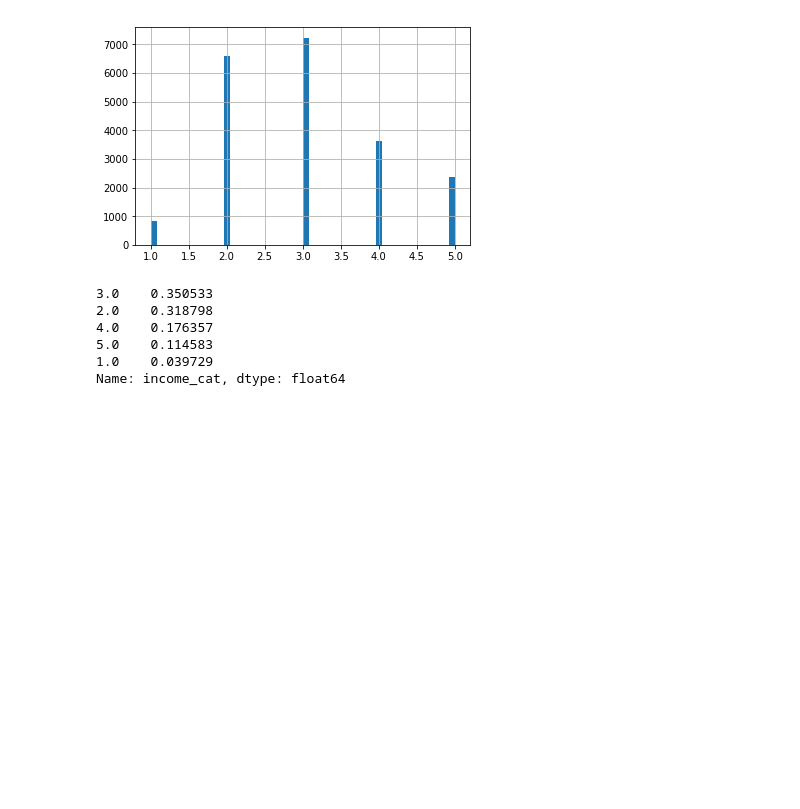
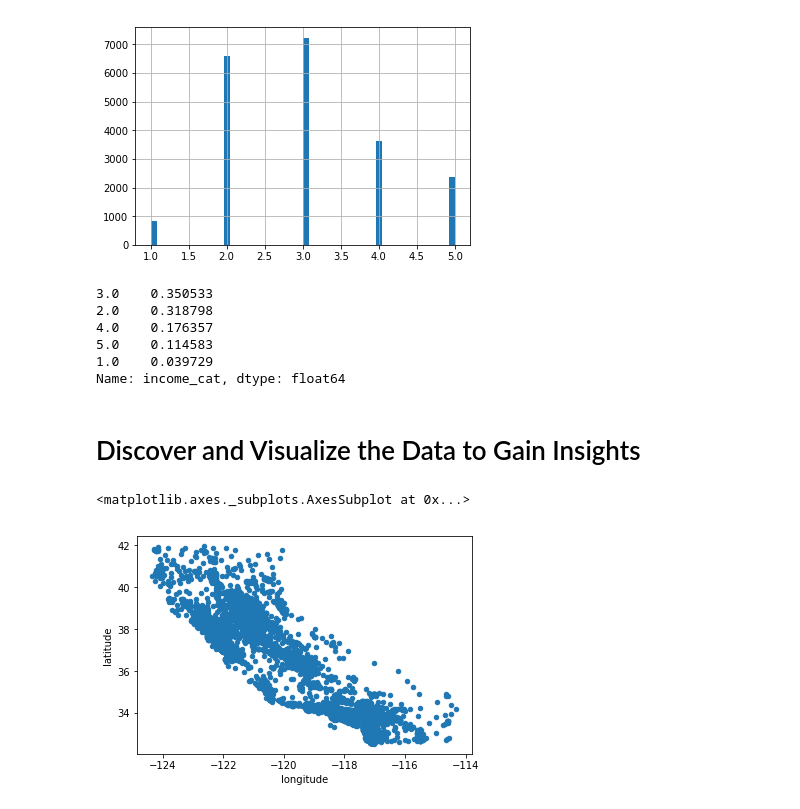
Before and after one commit to Quarint/hands-on-machine-learning, a Jupyter notebook: Housing.ipynb, the cells around one changed output. Saved outputs shown, nothing was run; the diff lists cells and outputs as text; code cells hidden in the pictures; blank space fills up the shorter version.

Commit message:
visualizing data

```diff
--- a/Housing.ipynb
+++ b/Housing.ipynb
@@ -130,3 +133,14 @@ Name: income_cat, dtype: float64
 # %%
 for set_ in (strat_train_set, strat_test_set):
     set_.drop("income_cat", axis = 1, inplace=True)
+# %% [markdown]
+# Discover and Visualize the Data to Gain Insights
+# %%
+# Copying the data set so we can play with it
+housing = strat_train_set.copy()
+# %%
+# Scatter plot of all districts
+housing.plot(kind="scatter", x="longitude", y="latitude")
+# %% [output]
+<matplotlib.axes._subplots.AxesSubplot at 0x...>
+[figure, added]
```
Also changed, not shown: parts of 12 cells of this notebook.
